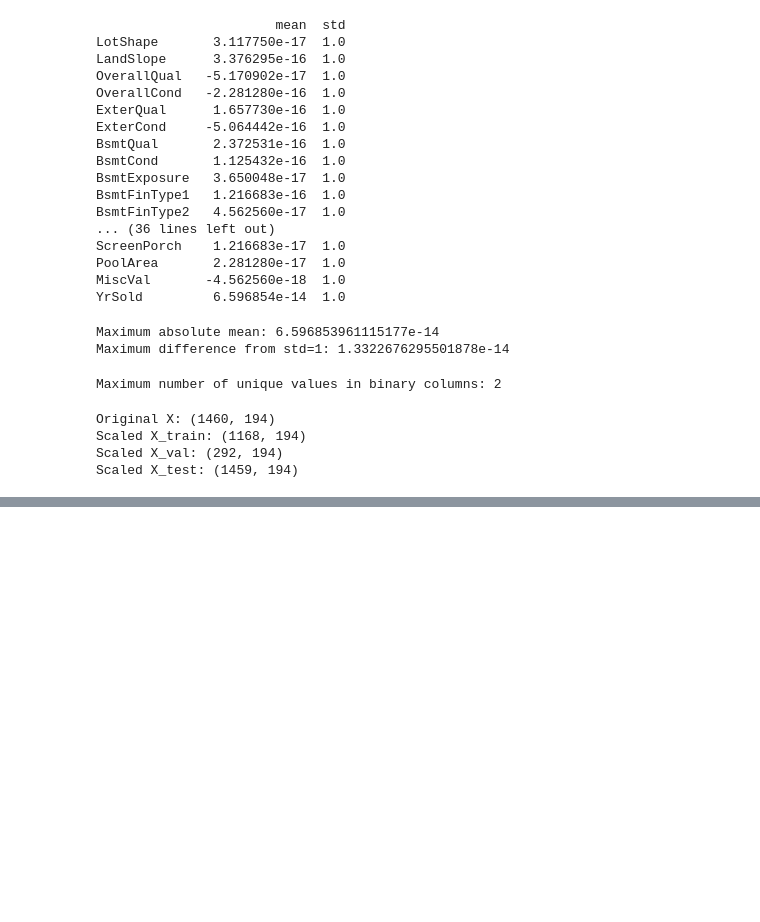
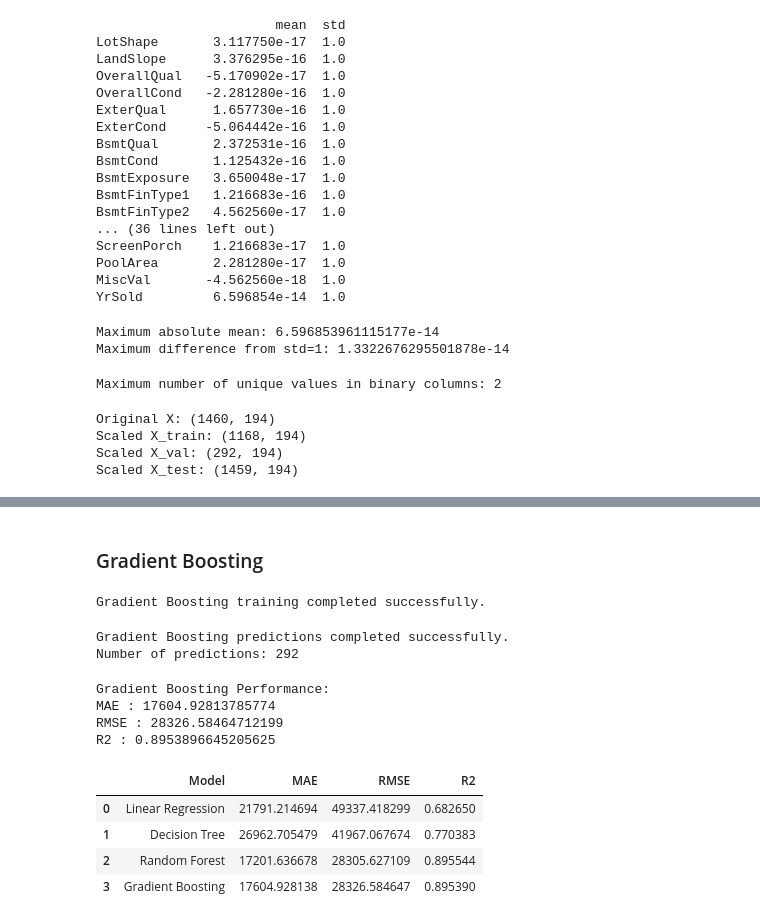
Before and after one commit to pawarsakshi6080-cloud/house-price-prediction-, a Jupyter notebook: notebook/house_price_prediction.ipynb, the cells around one changed output, grey strips where cells are left out. Cells and saved outputs as stored; diff of their text form; code cells hidden in the pictures; blank space fills up the shorter version.

Commit message:
Train and compare regression models

```diff
--- a/notebook/house_price_prediction.ipynb
+++ b/notebook/house_price_prediction.ipynb
@@ -1164,0 +1284,75 @@ Scaled X_test: (1459, 194)
+# %% [markdown]
+### Gradient Boosting
+# %%
+from sklearn.ensemble import GradientBoostingRegressor
+
+# Create Gradient Boosting model
+gb_model = GradientBoostingRegressor( n_estimators=100, learning_rate=0.05, max_depth=3, random_state=42)
+
+# Train the model
+gb_model.fit(X_train_scaled, y_train)
+
+print("Gradient Boosting training completed successfully.")
+# %% [output]
+Gradient Boosting training completed successfully.
+# %%
+# prediction
+
+y_pred_gb = gb_model.predict(X_val_scaled)
+
+print("Gradient Boosting predictions completed successfully.")
+print("Number of predictions:",len(y_pred_gb))
+# %% [output]
+Gradient Boosting predictions completed successfully.
+Number of predictions: 292
+# %%
+# Evaluation
+mae_gb = mean_absolute_error(y_val, y_pred_gb)
+rmse_gb = np.sqrt(mean_squared_error(y_val, y_pred_gb))
+r2_gb = r2_score(y_val, y_pred_gb)
+
+print("Gradient Boosting Performance:")
+print("MAE :",mae_gb)
+print("RMSE :",rmse_gb)
+print("R2 :", r2_gb)
+# %% [output]
+Gradient Boosting Performance:
+MAE : 17604.92813785774
+RMSE : 28326.58464712199
+R2 : 0.8953896645205625
+# %%
+# Compare all models
+
+results = pd.DataFrame({
+    "Model":[
+        "Linear Regression",
+        "Decision Tree",
+        "Random Forest",
+        "Gradient Boosting"
+    ],
+    "MAE":[
+        mae_linear,
+        mae_dt,
+        mae_rf,
+        mae_gb
+    ],
+    "RMSE":[
+        rmse_linear,
+        rmse_dt,
+        rmse_rf,
+        rmse_gb
+    ],
+    "R2": [
+        r2_linear,
+        r2_dt,
+        r2_rf,
+        r2_gb
+    ]
+})
+display(results)
+# %% [output]
+|  | Model | MAE | RMSE | R2 |
+| 0 | Linear Regression | 21791.214694 | 49337.418299 | 0.682650 |
+| 1 | Decision Tree | 26962.705479 | 41967.067674 | 0.770383 |
+| 2 | Random Forest | 17201.636678 | 28305.627109 | 0.895544 |
+| 3 | Gradient Boosting | 17604.928138 | 28326.584647 | 0.895390 |
```
Also changed, not shown: parts of 13 cells of this notebook.
